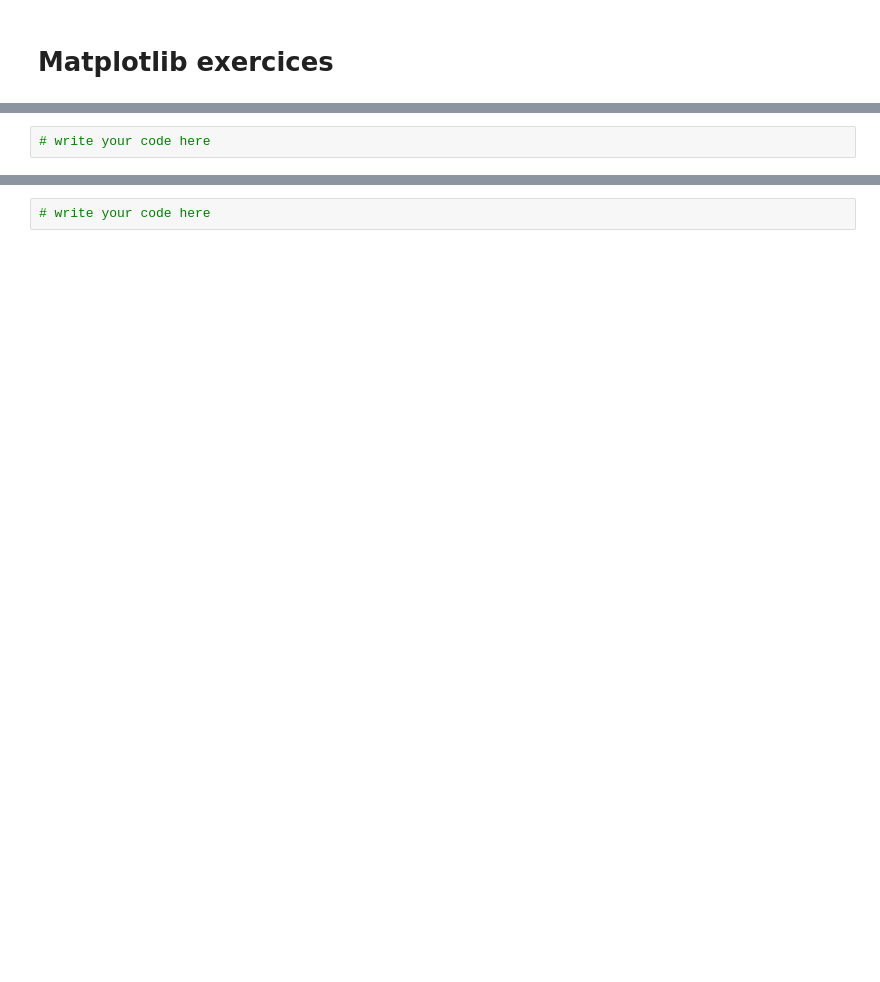
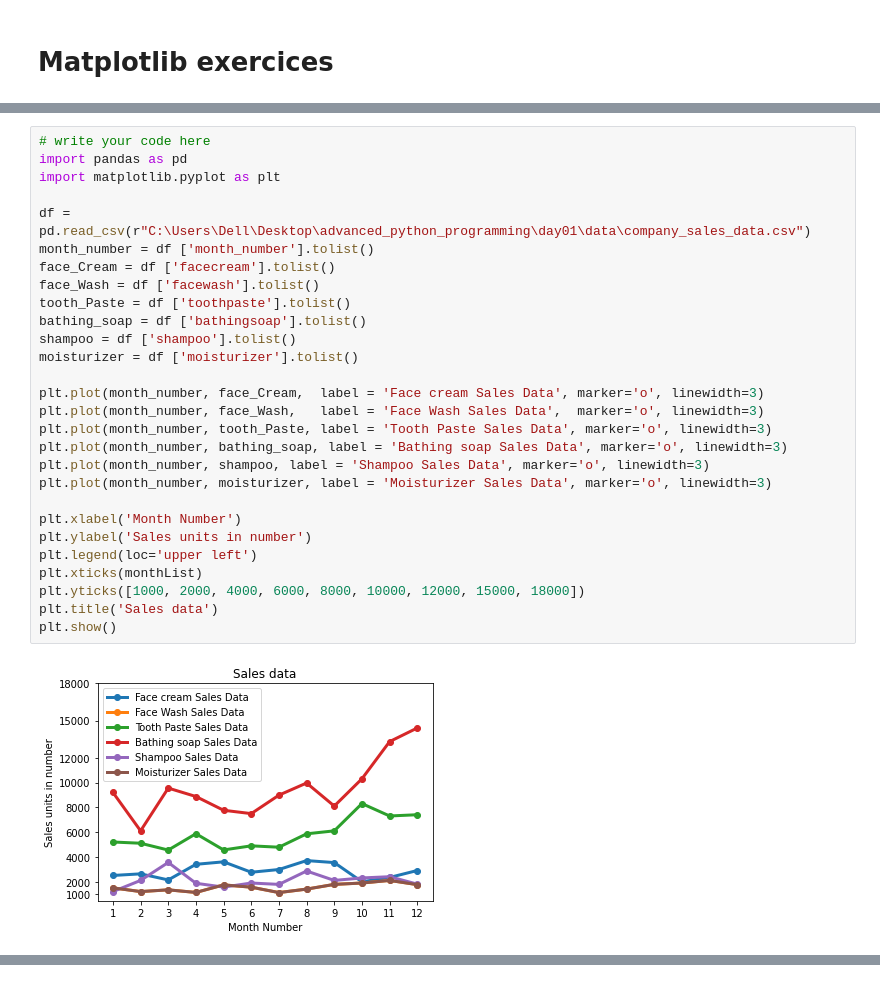
Before and after one commit to raniachikhi/M111-Advanced-Python-and-Database-Management, a Jupyter notebook: day01/exercises/03-matplotlib_basic_assignment.ipynb, the cells around one changed output, grey strips where cells are left out. Saved outputs shown, nothing was run; the diff lists cells and outputs as text; blank space fills up the shorter version.

```diff
--- a/day01/exercises/03-matplotlib_basic_assignment.ipynb
+++ b/day01/exercises/03-matplotlib_basic_assignment.ipynb
@@ -41,8 +76,36 @@ Display the number of units sold per month for each product using multiline plot
 **Expected output**
 
 <img src="../data/sales_data.png" alt="sales_data" style="width: 500px;"/>
-# %%
-# write your code here
+# %%
+# write your code here
+import pandas as pd
+import matplotlib.pyplot as plt
+
+df = pd.read_csv(r"C:\Users\Dell\Desktop\advanced_python_programming\day01\data\company_sales_data.csv")
+month_number = df ['month_number'].tolist()
+face_Cream = df ['facecream'].tolist()
+face_Wash = df ['facewash'].tolist()
+tooth_Paste = df ['toothpaste'].tolist()
+bathing_soap = df ['bathingsoap'].tolist()
+shampoo = df ['shampoo'].tolist()
+moisturizer = df ['moisturizer'].tolist()
+
+plt.plot(month_number, face_Cream,  label = 'Face cream Sales Data', marker='o', linewidth=3)
+plt.plot(month_number, face_Wash,   label = 'Face Wash Sales Data',  marker='o', linewidth=3)
+plt.plot(month_number, tooth_Paste, label = 'Tooth Paste Sales Data', marker='o', linewidth=3)
+plt.plot(month_number, bathing_soap, label = 'Bathing soap Sales Data', marker='o', linewidth=3)
+plt.plot(month_number, shampoo, label = 'Shampoo Sales Data', marker='o', linewidth=3)
+plt.plot(month_number, moisturizer, label = 'Moisturizer Sales Data', marker='o', linewidth=3)
+
+plt.xlabel('Month Number')
+plt.ylabel('Sales units in number')
+plt.legend(loc='upper left')
+plt.xticks(monthList)
+plt.yticks([1000, 2000, 4000, 6000, 8000, 10000, 12000, 15000, 18000])
+plt.title('Sales data')
+plt.show()
+# %% [output]
+[figure, added]
 # %% [markdown]
 ## Exercise 4
 **Read toothpaste sales data of each month and show it using a scatter plot**
@@ -51,5 +114,3 @@ Also, add a grid in the plot. gridline style should “–“.
 **Expected output**
 
 <img src="../data/Tooth_paste_Sales_data.png" alt="sales_data" style="width: 700px;"/>
-# %%
-# write your code here
```
Also changed, not shown: parts of 17 cells of this notebook, 6 other files.
